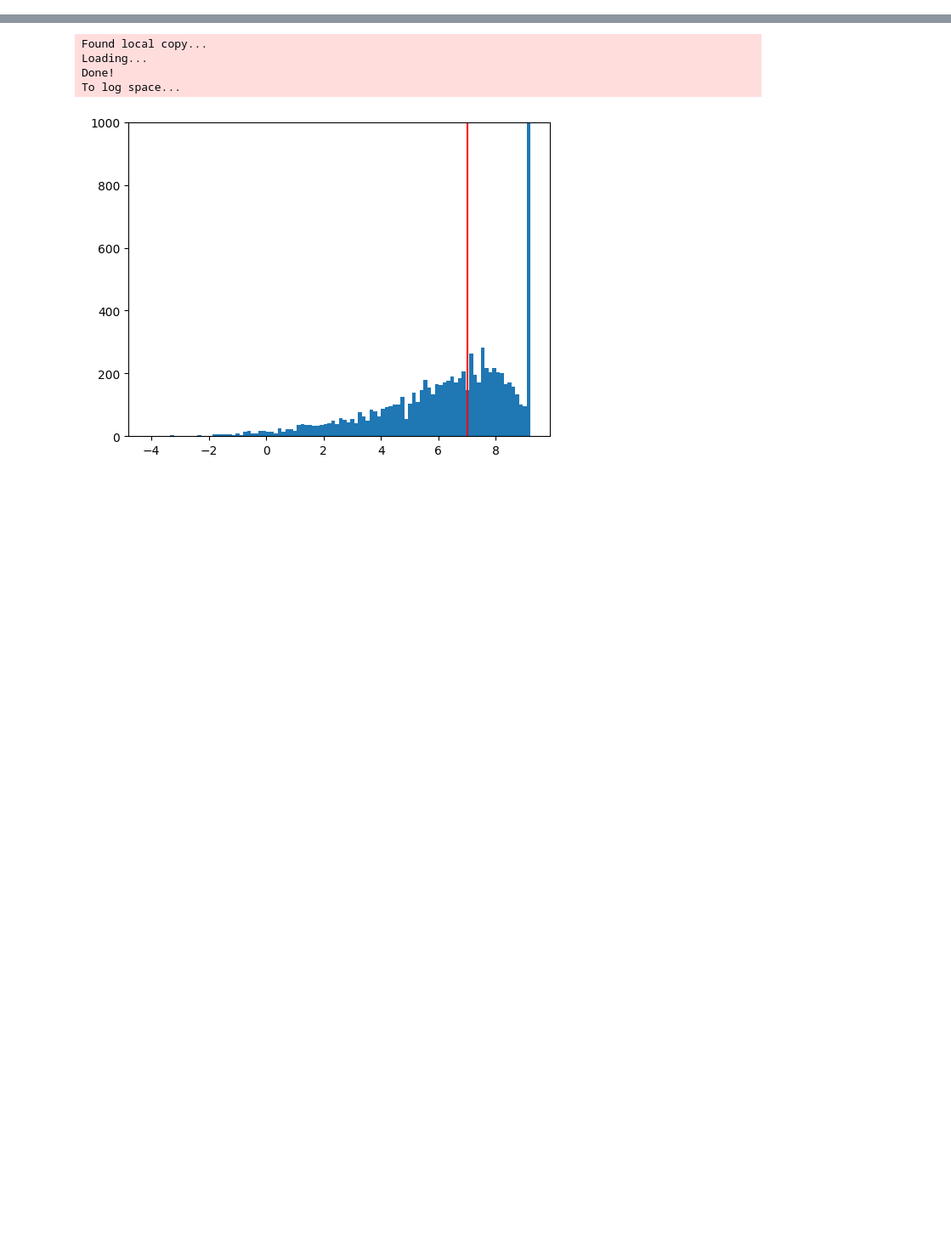
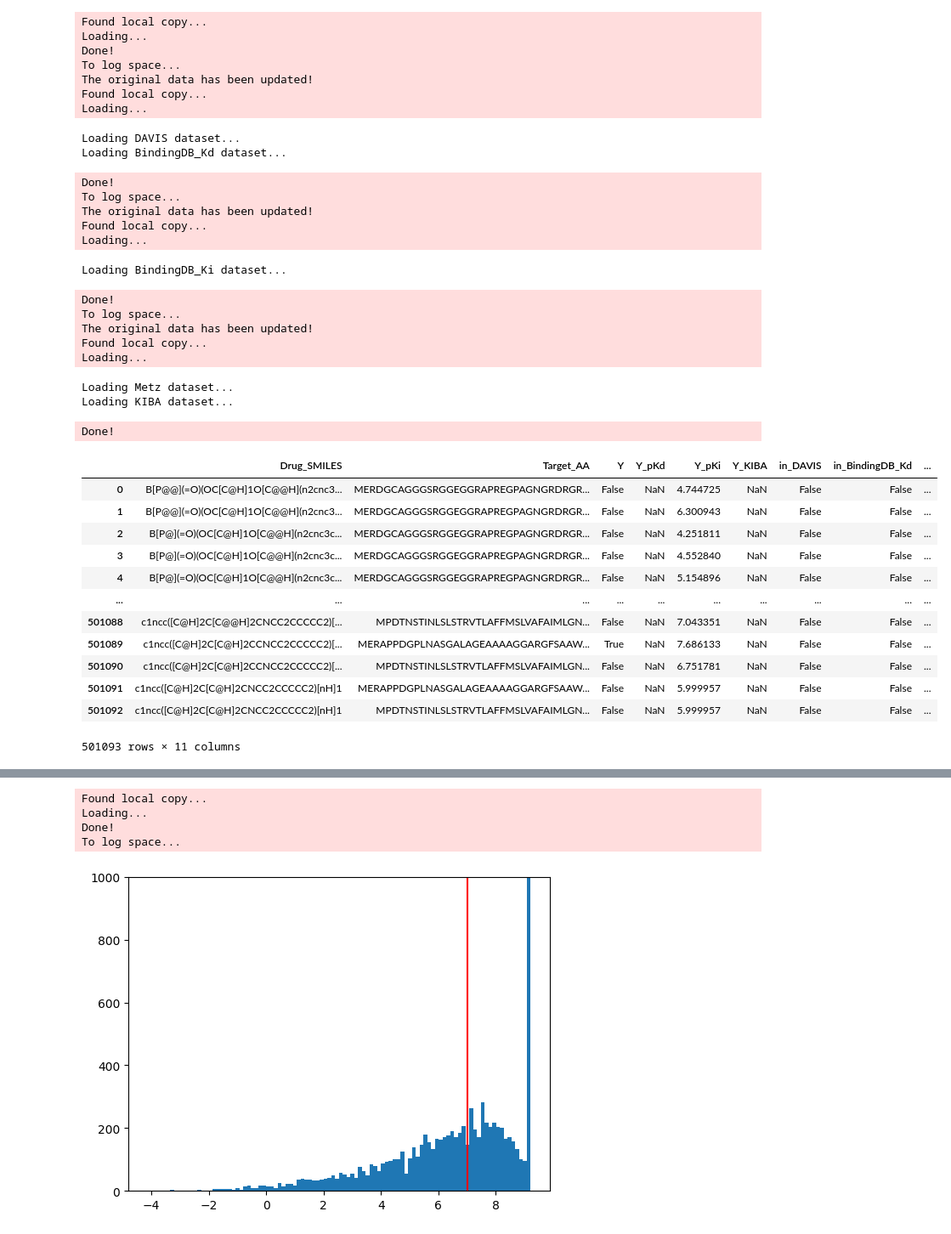
Before and after one commit to robsyc/MB-VAE-DTI, a Jupyter notebook: notebooks/data_classification.ipynb, the cells around one changed output, grey strips where cells are left out. Shown at 85% size. Cells and saved outputs as stored; diff of their text form; code cells hidden in the pictures; blank space fills up the shorter version.

```diff
--- a/notebooks/data_classification.ipynb
+++ b/notebooks/data_classification.ipynb
@@ -140,0 +81,47 @@ kiba_df.head()
+# %%
+import os
+import pandas as pd
+
+os.chdir('/home/robsyc/Desktop/thesis/MB-VAE-DTI/')
+
+from utils.dataLoading import merge_df
+
+df = merge_df(names = ['DAVIS', 'BindingDB_Kd', 'BindingDB_Ki', 'Metz', 'KIBA'])
+df
+# %% [output]
+Found local copy...
+Loading...
+Done!
+To log space...
+The original data has been updated!
+Found local copy...
+Loading...
+Loading DAVIS dataset...
+Loading BindingDB_Kd dataset...
+Done!
+To log space...
+The original data has been updated!
+Found local copy...
+Loading...
+Loading BindingDB_Ki dataset...
+Done!
+To log space...
+The original data has been updated!
+Found local copy...
+Loading...
+Loading Metz dataset...
+Loading KIBA dataset...
+Done!
+|  | Drug_SMILES | Target_AA | Y | Y_pKd | Y_pKi | Y_KIBA | in_DAVIS | in_BindingDB_Kd | ... |
+| 0 | B[P@@](=O)(OC[C@H]1O[C@@H](n2cnc3... | MERDGCAGGGSRGGEGGRAPREGPAGNGRDRGR... | False | NaN | 4.744725 | NaN | False | False | ... |
+| 1 | B[P@@](=O)(OC[C@H]1O[C@@H](n2cnc3... | MERDGCAGGGSRGGEGGRAPREGPAGNGRDRGR... | False | NaN | 6.300943 | NaN | False | False | ... |
+| 2 | B[P@](=O)(OC[C@H]1O[C@@H](n2cnc3c... | MERDGCAGGGSRGGEGGRAPREGPAGNGRDRGR... | False | NaN | 4.251811 | NaN | False | False | ... |
+| 3 | B[P@](=O)(OC[C@H]1O[C@@H](n2cnc3c... | MERDGCAGGGSRGGEGGRAPREGPAGNGRDRGR... | False | NaN | 4.552840 | NaN | False | False | ... |
+| 4 | B[P@](=O)(OC[C@H]1O[C@@H](n2cnc3c... | MERDGCAGGGSRGGEGGRAPREGPAGNGRDRGR... | False | NaN | 5.154896 | NaN | False | False | ... |
+| ... | ... | ... | ... | ... | ... | ... | ... | ... | ... |
+| 501088 | c1ncc([C@H]2C[C@@H]2CNCC2CCCCC2)[... | MPDTNSTINLSLSTRVTLAFFMSLVAFAIMLGN... | False | NaN | 7.043351 | NaN | False | False | ... |
+| 501089 | c1ncc([C@H]2C[C@H]2CCNCC2CCCCC2)[... | MERAPPDGPLNASGALAGEAAAAGGARGFSAAW... | True | NaN | 7.686133 | NaN | False | False | ... |
+| 501090 | c1ncc([C@H]2C[C@H]2CCNCC2CCCCC2)[... | MPDTNSTINLSLSTRVTLAFFMSLVAFAIMLGN... | False | NaN | 6.751781 | NaN | False | False | ... |
+| 501091 | c1ncc([C@H]2C[C@H]2CNCC2CCCCC2)[nH]1 | MERAPPDGPLNASGALAGEAAAAGGARGFSAAW... | False | NaN | 5.999957 | NaN | False | False | ... |
+| 501092 | c1ncc([C@H]2C[C@H]2CNCC2CCCCC2)[nH]1 | MPDTNSTINLSLSTRVTLAFFMSLVAFAIMLGN... | False | NaN | 5.999957 | NaN | False | False | ... |
+501093 rows × 11 columns
```
Also changed, not shown: parts of 13 cells of this notebook, 1 other file.
